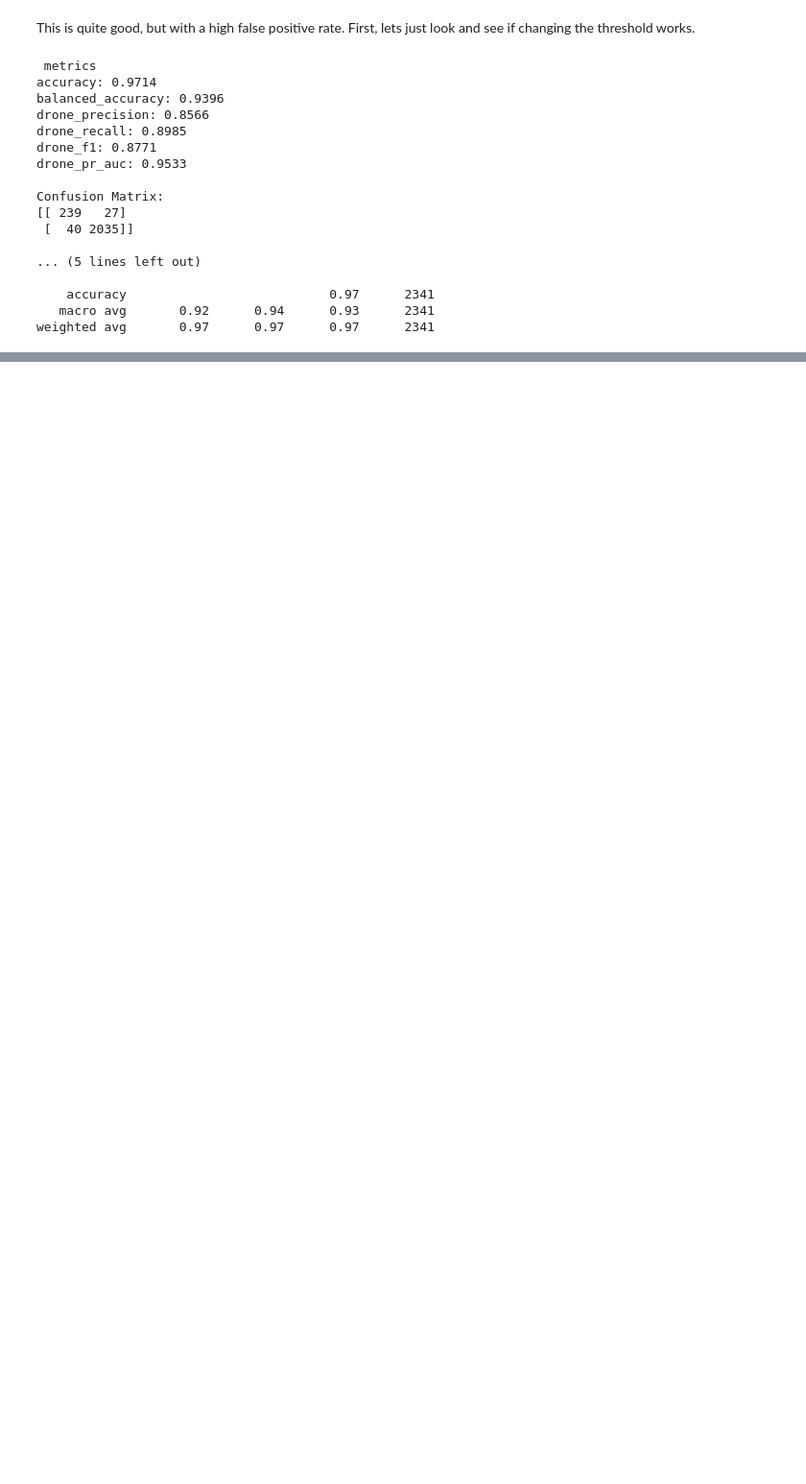
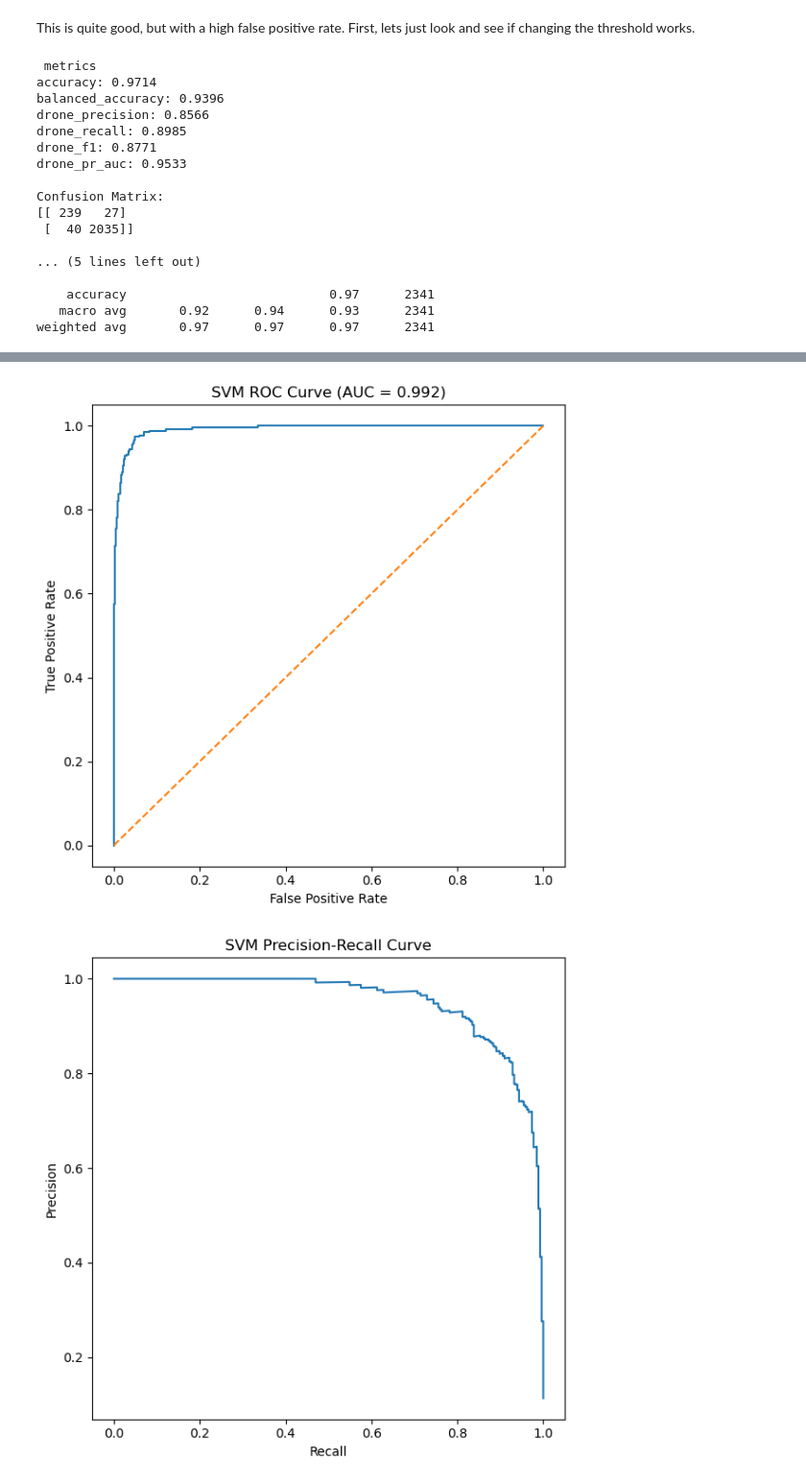
Before and after one commit to mxadams/CSCI575-project, a Jupyter notebook: logRerg2.ipynb, the cells around one changed output, grey strips where cells are left out. Shown at 96% size. Drawn from its saved outputs; the diff is of its cells as text; code cells hidden in the pictures; blank space fills up the shorter version.

```diff
--- a/logRerg2.ipynb
+++ b/logRerg2.ipynb
@@ -794,0 +767,29 @@ plt.close()
+# %%
+
+fpr, tpr, _ = roc_curve(drone_true, drone_scores)
+
+roc_auc = auc(fpr, tpr)
+fig, ax = plt.subplots(figsize=(6, 6))
+
+ax.plot(fpr, tpr)
+ax.plot([0, 1], [0, 1], linestyle="--")
+
+ax.set_xlabel("False Positive Rate")
+ax.set_ylabel("True Positive Rate")
+ax.set_title(f"SVM ROC Curve (AUC = {roc_auc:.3f})")
+plt.tight_layout()
+plt.show()
+
+
+precision, recall, _ = precision_recall_curve(drone_true, drone_scores)
+fig, ax = plt.subplots(figsize=(6, 6))
+
+ax.plot(recall, precision)
+ax.set_xlabel("Recall")
+ax.set_ylabel("Precision")
+ax.set_title("SVM Precision-Recall Curve")
+plt.tight_layout()
+plt.show()
+# %% [output]
+[figure, added]
+[figure, added]
```
Also changed, not shown: parts of 36 cells of this notebook.
